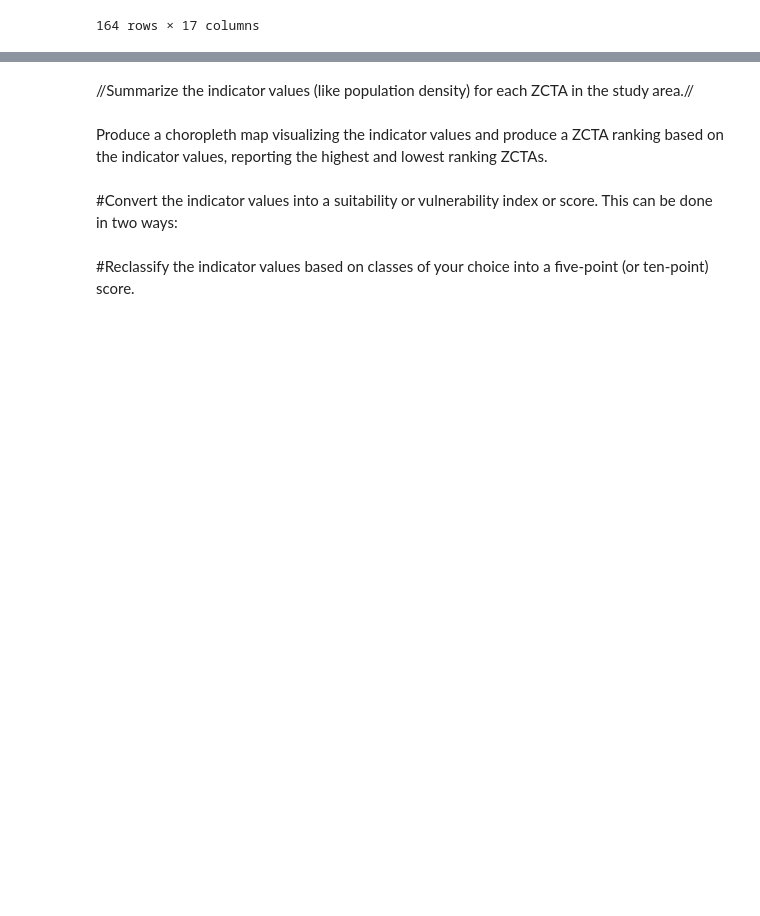
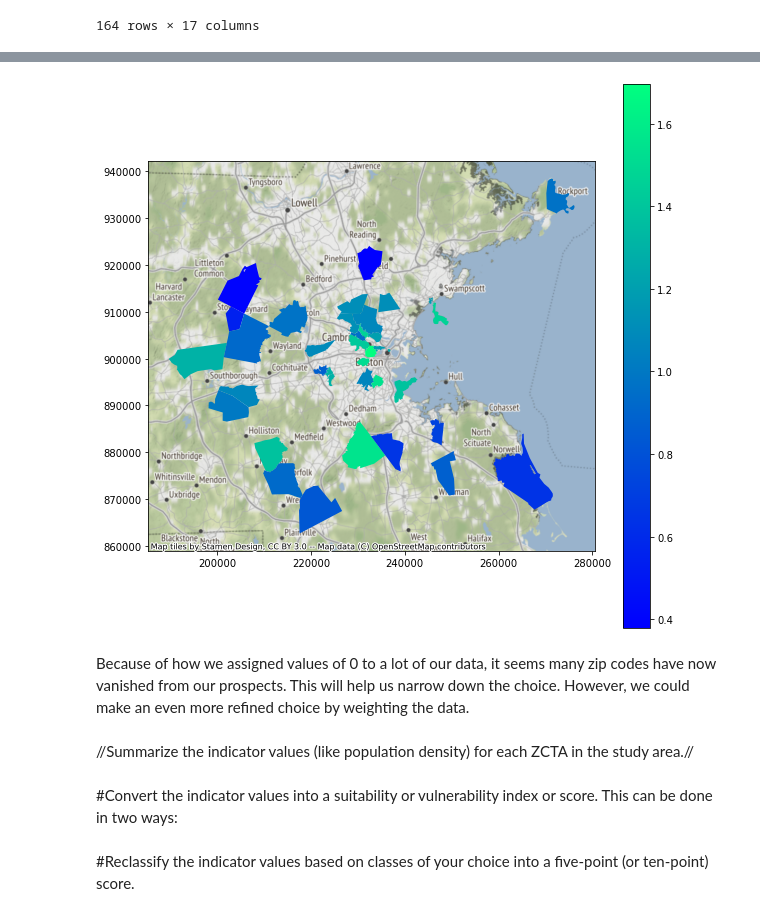
Before and after one commit to finashort/uep239-final-project, a Jupyter notebook: UEP239Final.ipynb, the cells around one changed output, grey strips where cells are left out. Drawn from its saved outputs; the diff is of its cells as text; code cells hidden in the pictures; blank space fills up the shorter version.

```diff
--- a/UEP239Final.ipynb
+++ b/UEP239Final.ipynb
@@ -652,0 +689,9 @@ zcta_bos2.sort_values(by=['twenties'], ascending=False)
+# %%
+ax = zcta_bos3.plot(column='median_rent',
+           alpha=1,
+           #ax=base,
+           legend=True,
+           cmap='winter',
+           figsize=(10, 10))
+
+cx.add_basemap(ax, crs=zcta_bos3.crs)
@@ -652,0 +700,3 @@ zcta_bos2.sort_values(by=['twenties'], ascending=False)
+# %%
+zcta_rents = zcta_bos3.sort_values(by=['median_rent'], ascending=False)
+zcta_rents
@@ -652,0 +719,4 @@ zcta_bos2.sort_values(by=['twenties'], ascending=False)
+# %%
+#switching min and max in the normalization formula, then checking to make sure the rent_norm values align with the median_rent column in a way that makes sense
+zcta_rents['rent_norm'] = (zcta_rents['median_rent']-zcta_rents['median_rent'].max())/(zcta_rents['median_rent'].min()-zcta_rents['median_rent'].max())
+zcta_rents.sort_values(by=['rent_norm'], ascending=False)
@@ -653,8 +740,20 @@ zcta_bos2.sort_values(by=['twenties'], ascending=False)
+# %%
+#unweighted index
+zcta_boston['indicatorsum'] = zcta_rents['rent_norm']+zcta_bos2['twentynorm']+zcta_boston['stations_norm']+zcta_boston['bus_norm']
+# %%
+ax = zcta_boston.plot(column='indicatorsum',
+           alpha=1,
+           legend=True,
+           cmap='winter',
+           figsize=(10, 10))
+
+cx.add_basemap(ax, crs=zcta_boston.crs)
+# %% [output]
+[figure, added]
+# %% [markdown]
+Because of how we assigned values of 0 to a lot of our data, it seems many zip codes have now vanished from our prospects. This will help us narrow down the choice. However, we could make an even more refined choice by weighting the data.
 # %% [markdown]
 //Summarize the indicator values (like population density) for each ZCTA in the study area.//
-# %% [markdown]
-
-Produce a choropleth map visualizing the indicator values and produce a ZCTA ranking based on the indicator values, reporting the highest and lowest ranking ZCTAs.
 # %% [markdown]
 
 #Convert the indicator values into a suitability or vulnerability index or score. This can be done in two ways:
```
Also changed, not shown: parts of 34 cells of this notebook.
